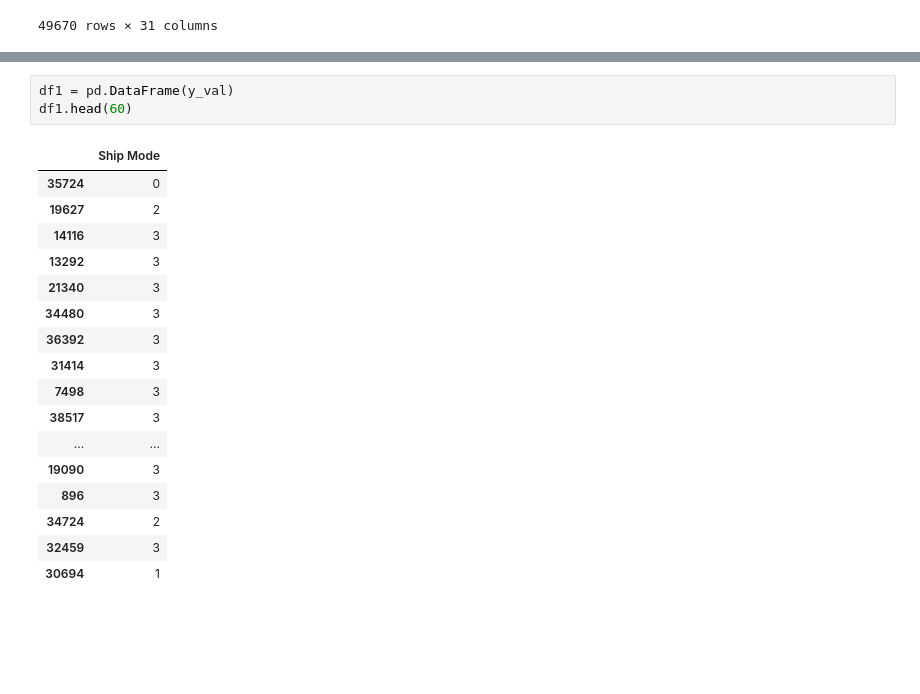
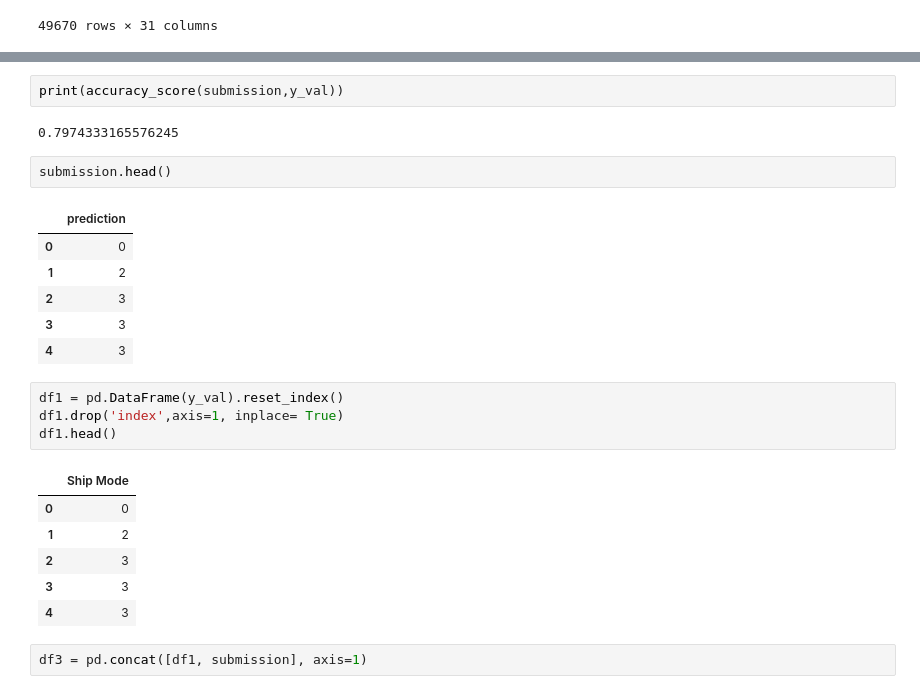
Before and after one commit to sinaaasghari/Superstore, a Jupyter notebook: ML_ALL/ML2/second.ipynb, the cells around one changed output, grey strips where cells are left out. Saved outputs shown, nothing was run; the diff lists cells and outputs as text; blank space fills up the shorter version.

```diff
--- a/ML/first.ipynb
+++ b/ML_ALL/ML2/second.ipynb
@@ -454,21 +409,26 @@ submission.head(60)
+# %%
+print(accuracy_score(submission,y_val))
+# %% [output]
+0.7974333165576245
+# %%
+submission.head()
+# %% [output]
+|  | prediction |
+| 0 | 0 |
+| 1 | 2 |
+| 2 | 3 |
+| 3 | 3 |
+| 4 | 3 |
 # %%
-df1 = pd.DataFrame(y_val)
-df1.head(60)
+df1 = pd.DataFrame(y_val).reset_index()
+df1.drop('index',axis=1, inplace= True)
+df1.head()
 # %% [output]
 |  | Ship Mode |
-| 35724 | 0 |
-| 19627 | 2 |
-| 14116 | 3 |
-| 13292 | 3 |
-| 21340 | 3 |
-| 34480 | 3 |
-| 36392 | 3 |
-| 31414 | 3 |
-| 7498 | 3 |
-| 38517 | 3 |
-| ... | ... |
-| 19090 | 3 |
-| 896 | 3 |
-| 34724 | 2 |
-| 32459 | 3 |
-| 30694 | 1 |
+| 0 | 0 |
+| 1 | 2 |
+| 2 | 3 |
+| 3 | 3 |
+| 4 | 3 |
+# %%
+df3 = pd.concat([df1, submission], axis=1)
```
Also changed, not shown: parts of 8 cells of this notebook, 5 other files.
